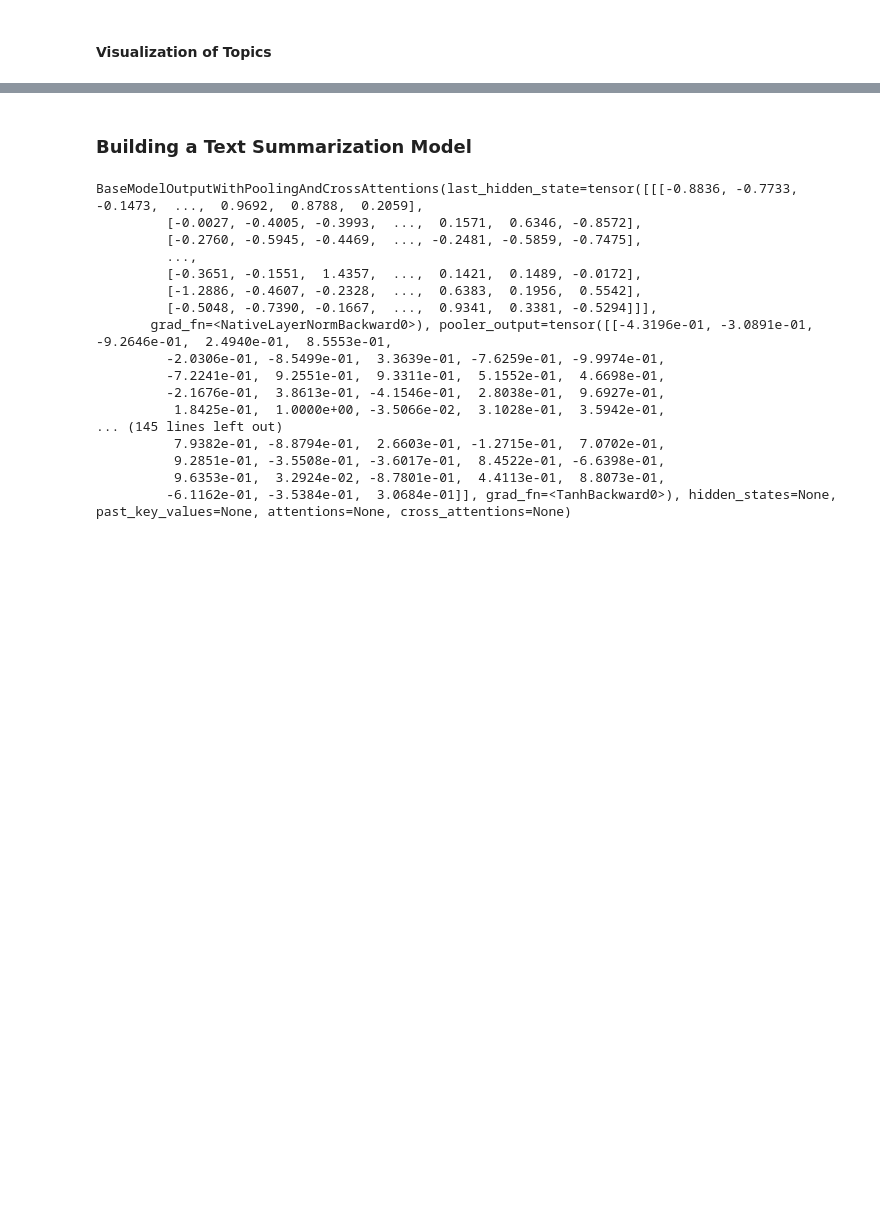
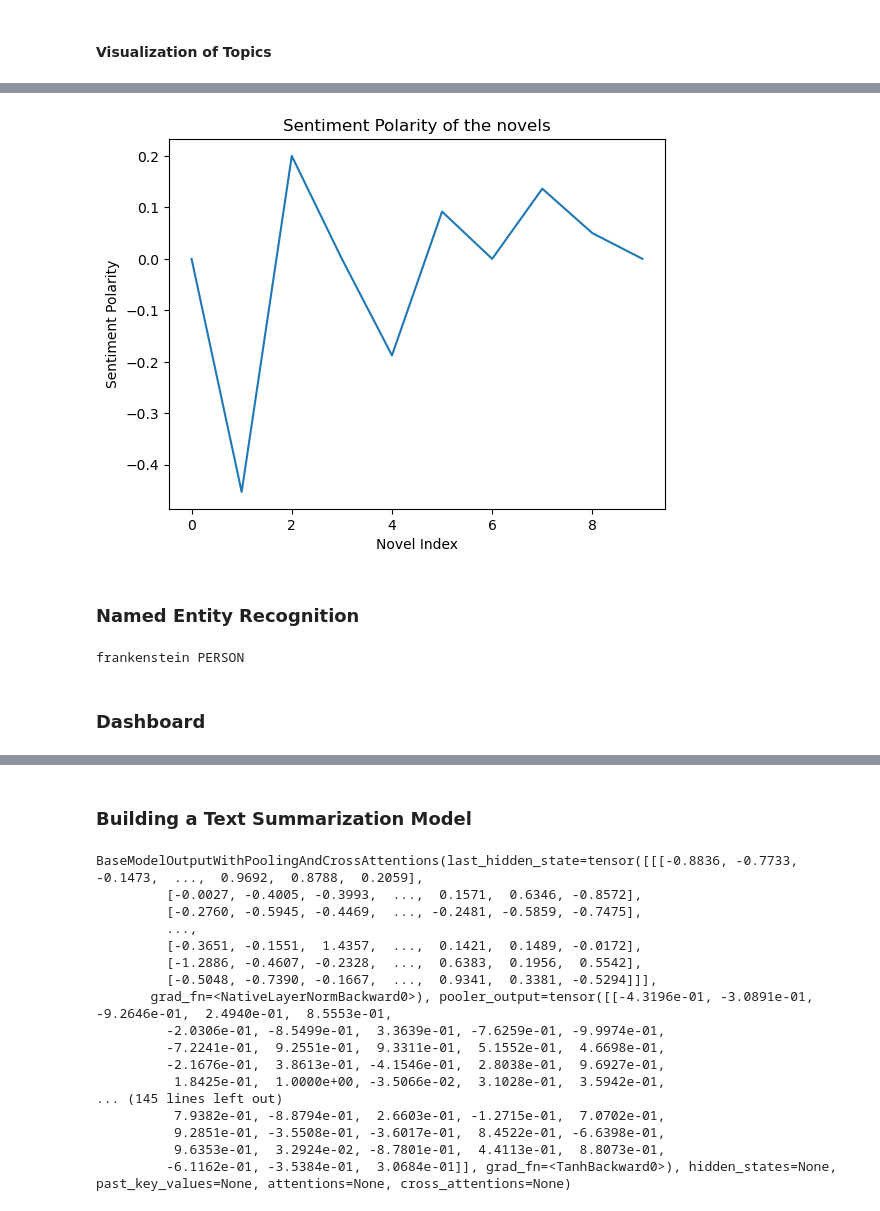
Before and after one commit to akshaybharadwaj11/BookBrief, a Jupyter notebook: Novel_Summarizer.ipynb, the cells around one changed output, grey strips where cells are left out. Cells and saved outputs as stored; diff of their text form; code cells hidden in the pictures; blank space fills up the shorter version.

```diff
--- a/Novel_Summarizer.ipynb
+++ b/Novel_Summarizer.ipynb
@@ -128,0 +153,11 @@ topic
+# %%
+from textblob import TextBlob
+
+sentiment_scores = []
+sentences = [nltk.sent_tokenize(txt) for txt in novel_txt]
+for sentence in sentences:
+    print(sentence)
+    sentiment_scores.append(TextBlob(sentence[0]).sentiment.polarity)
+
+avg_sentiment = sum(sentiment_scores) / len(sentiment_scores)
+print(f"Average Sentiment Polarity: {avg_sentiment}")
@@ -128,0 +174,21 @@ topic
+# %%
+plt.plot(sentiment_scores)
+plt.title("Sentiment Polarity of the novels")
+plt.xlabel("Novel Index")
+plt.ylabel("Sentiment Polarity")
+plt.show()
+# %% [output]
+[figure, added]
+# %% [markdown]
+### Named Entity Recognition
+# %%
+named_entities = {}
+docs = [nlp(txt[0]) for txt in cleaned_txt]
+for doc in docs:
+    for ent in doc.ents:
+        print(ent.text, ent.label_)
+        named_entities[ent.text] = ent.label_
+# %% [output]
+frankenstein PERSON
+# %% [markdown]
+### Dashboard
```
Also changed, not shown: parts of 23 cells of this notebook.
